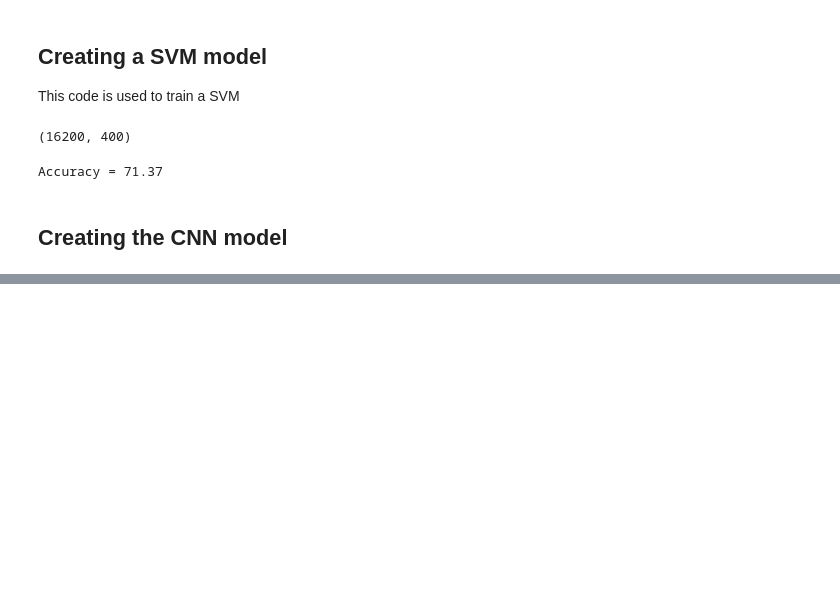
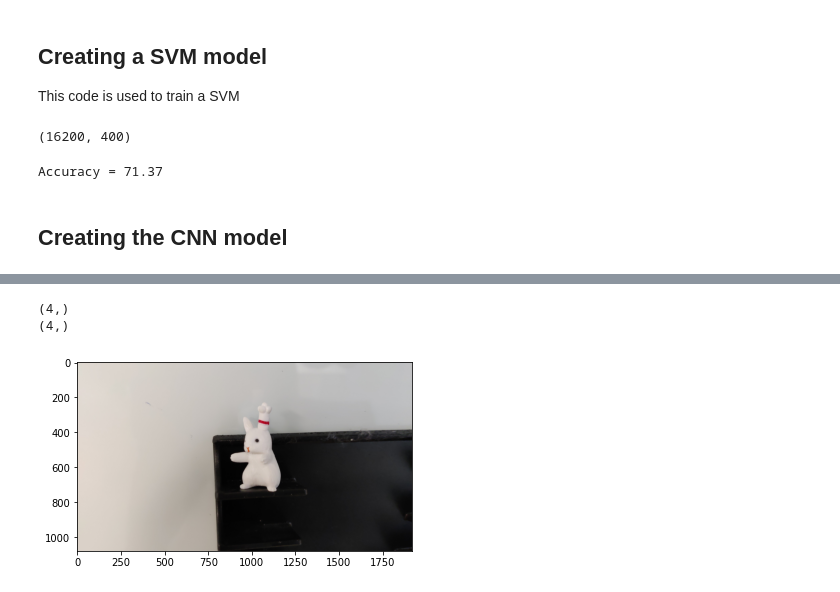
Before and after one commit to Pink-Shadow/VISN, a Jupyter notebook: Code/CNN.ipynb, the cells around one changed output, grey strips where cells are left out. Drawn from its saved outputs; the diff is of its cells as text; code cells hidden in the pictures; blank space fills up the shorter version.

```diff
--- a/Code/CNN.ipynb
+++ b/Code/CNN.ipynb
@@ -349,0 +370,44 @@ print(test_acc)
+# %%
+a = np.array([1,2,3,4])
+print(a.shape)
+np.reshape(a, (2,2))
+
+print(a.shape)
+# %% [output]
+(4,)
+(4,)
+# %%
+patch_size = 30
+patches_per_image = []
+
+im = images[71]
+for x in range(patch_size//2, im.shape[0]-patch_size//2, patch_size):
+    new_row = []
+    for y in range(patch_size//2, im.shape[1]-patch_size//2, patch_size):
+
+        patch = im[  x-patch_size//2 : x+patch_size//2, y-patch_size//2 : y+patch_size//2 ]
+        eval_patch = np.reshape(patch, (1,30,30,3,1)) / 255 - 0.5
+
+
+        res = model.predict([eval_patch])
+        new_row.append(res)
+
+    patches_per_image.append(new_row)
+
+
+        # patches.append(patch_b)
+        # labels.append(1)
+# %%
+
+plt.imshow(images[71])
+
+dat = np.array(patches_per_image)
+lst = []
+for x in range(dat.shape[0]):
+    row = []
+    for y in range(dat.shape[1]):
+        # row.append( 0 if round(np.max(dat[x][y]),2) < 0.95 else round(np.max(dat[x][y]),2))
+        row.append(np.argmax(dat[x][y]))
+    lst.append(row)
+# %% [output]
+[figure, added]
```
Also changed, not shown: parts of 16 cells of this notebook.
